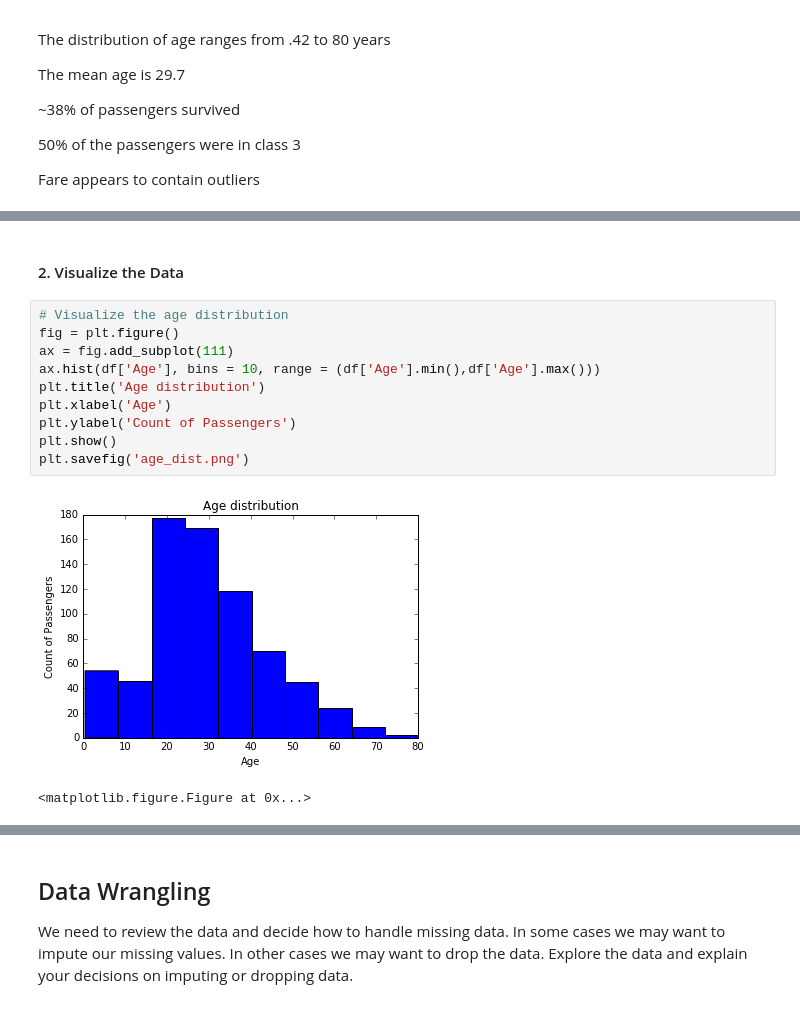
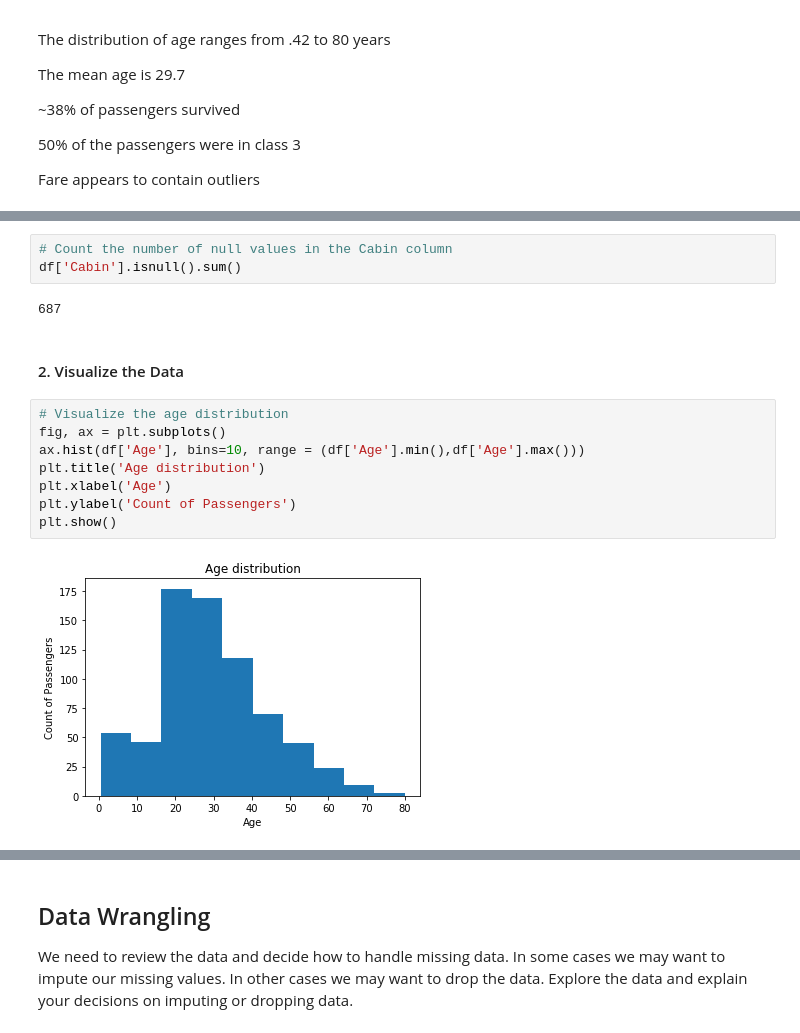
Before and after one commit to georgetown-analytics/XBUS-503-01.Data_Ingestion_and_Wrangling, a Jupyter notebook: titanic/additional_wrangling_solution.ipynb, the cells around one changed output, grey strips where cells are left out. Drawn from its saved outputs; the diff is of its cells as text.

```diff
--- a/titanic/additional_wrangling_solution.ipynb
+++ b/titanic/additional_wrangling_solution.ipynb
@@ -165,17 +129,19 @@ Name: Cabin, dtype: int64
+# %%
+# Count the number of null values in the Cabin column
+df['Cabin'].isnull().sum()
+# %% [output]
+687
 # %% [markdown]
 #### 2. Visualize the Data
 # %%
 # Visualize the age distribution
-fig = plt.figure()
-ax = fig.add_subplot(111)
-ax.hist(df['Age'], bins = 10, range = (df['Age'].min(),df['Age'].max()))
+fig, ax = plt.subplots()
+ax.hist(df['Age'], bins=10, range = (df['Age'].min(),df['Age'].max()))
 plt.title('Age distribution')
 plt.xlabel('Age')
 plt.ylabel('Count of Passengers')
 plt.show()
-plt.savefig('age_dist.png')
 # %% [output]
-[figure, old version]
+[figure, new version]
-<matplotlib.figure.Figure at 0x...>
 # %%
 # Visualize the fare distribution
```
Also changed, not shown: parts of 40 cells of this notebook, 2 other files.
